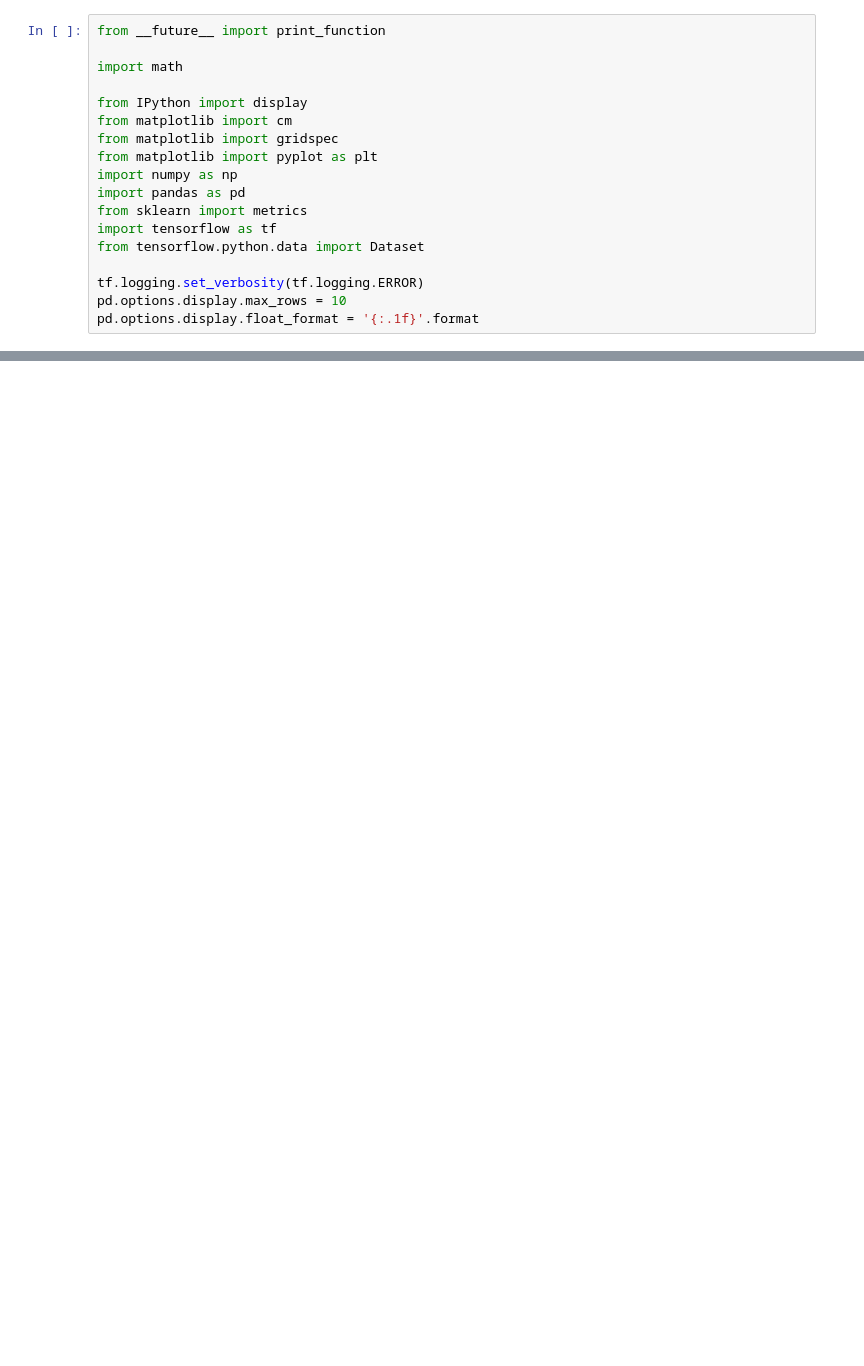
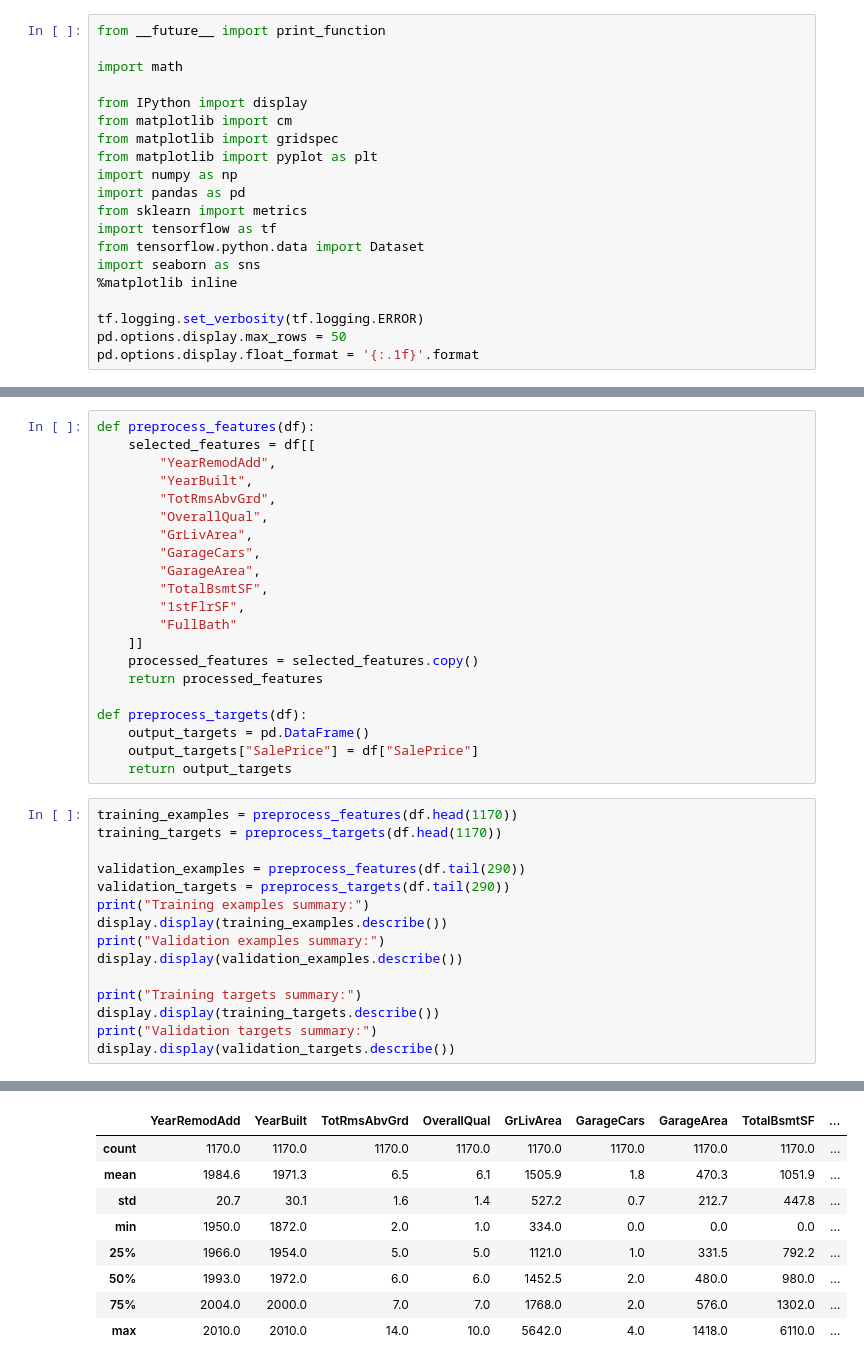
Before and after one commit to rdmcolorz/tensorFlowPiscine, a Jupyter notebook: Housing Market/HousePriceML.ipynb, the cells around one changed output, grey strips where cells are left out. Drawn from its saved outputs; the diff is of its cells as text; blank space fills up the shorter version.

```diff
--- a/Housing Market/HousePriceML.ipynb
+++ b/Housing Market/HousePriceML.ipynb
@@ -12,9 +12,11 @@ import pandas as pd
 from sklearn import metrics
 import tensorflow as tf
 from tensorflow.python.data import Dataset
+import seaborn as sns
+%matplotlib inline
 
 tf.logging.set_verbosity(tf.logging.ERROR)
-pd.options.display.max_rows = 10
+pd.options.display.max_rows = 50
 pd.options.display.float_format = '{:.1f}'.format
 # %%
 df = pd.read_csv("./train.csv", sep=",")
@@ -70,0 +77,37 @@ correlation_dataframe.corr()
+# %%
+def preprocess_features(df):
+    selected_features = df[[
+        "YearRemodAdd",
+        "YearBuilt",
+        "TotRmsAbvGrd",
+        "OverallQual",
+        "GrLivArea",
+        "GarageCars",
+        "GarageArea",
+        "TotalBsmtSF",
+        "1stFlrSF",
+        "FullBath"
+    ]]
+    processed_features = selected_features.copy()
+    return processed_features
+
+def preprocess_targets(df):
+    output_targets = pd.DataFrame()
+    output_targets["SalePrice"] = df["SalePrice"]
+    return output_targets
+# %%
+training_examples = preprocess_features(df.head(1170))
+training_targets = preprocess_targets(df.head(1170))
+
+validation_examples = preprocess_features(df.tail(290))
+validation_targets = preprocess_targets(df.tail(290))
+print("Training examples summary:")
+display.display(training_examples.describe())
+print("Validation examples summary:")
+display.display(validation_examples.describe())
+
+print("Training targets summary:")
+display.display(training_targets.describe())
+print("Validation targets summary:")
+display.display(validation_targets.describe())
+# %% [output]
@@ -70,0 +115,9 @@ correlation_dataframe.corr()
+|  | YearRemodAdd | YearBuilt | TotRmsAbvGrd | OverallQual | GrLivArea | GarageCars | GarageArea | TotalBsmtSF | ... |
+| count | 1170.0 | 1170.0 | 1170.0 | 1170.0 | 1170.0 | 1170.0 | 1170.0 | 1170.0 | ... |
+| mean | 1984.6 | 1971.3 | 6.5 | 6.1 | 1505.9 | 1.8 | 470.3 | 1051.9 | ... |
+| std | 20.7 | 30.1 | 1.6 | 1.4 | 527.2 | 0.7 | 212.7 | 447.8 | ... |
+| min | 1950.0 | 1872.0 | 2.0 | 1.0 | 334.0 | 0.0 | 0.0 | 0.0 | ... |
+| 25% | 1966.0 | 1954.0 | 5.0 | 5.0 | 1121.0 | 1.0 | 331.5 | 792.2 | ... |
+| 50% | 1993.0 | 1972.0 | 6.0 | 6.0 | 1452.5 | 2.0 | 480.0 | 980.0 | ... |
+| 75% | 2004.0 | 2000.0 | 7.0 | 7.0 | 1768.0 | 2.0 | 576.0 | 1302.0 | ... |
+| max | 2010.0 | 2010.0 | 14.0 | 10.0 | 5642.0 | 4.0 | 1418.0 | 6110.0 | ... |
```
Also changed, not shown: parts of 20 cells of this notebook, 4 other files.
